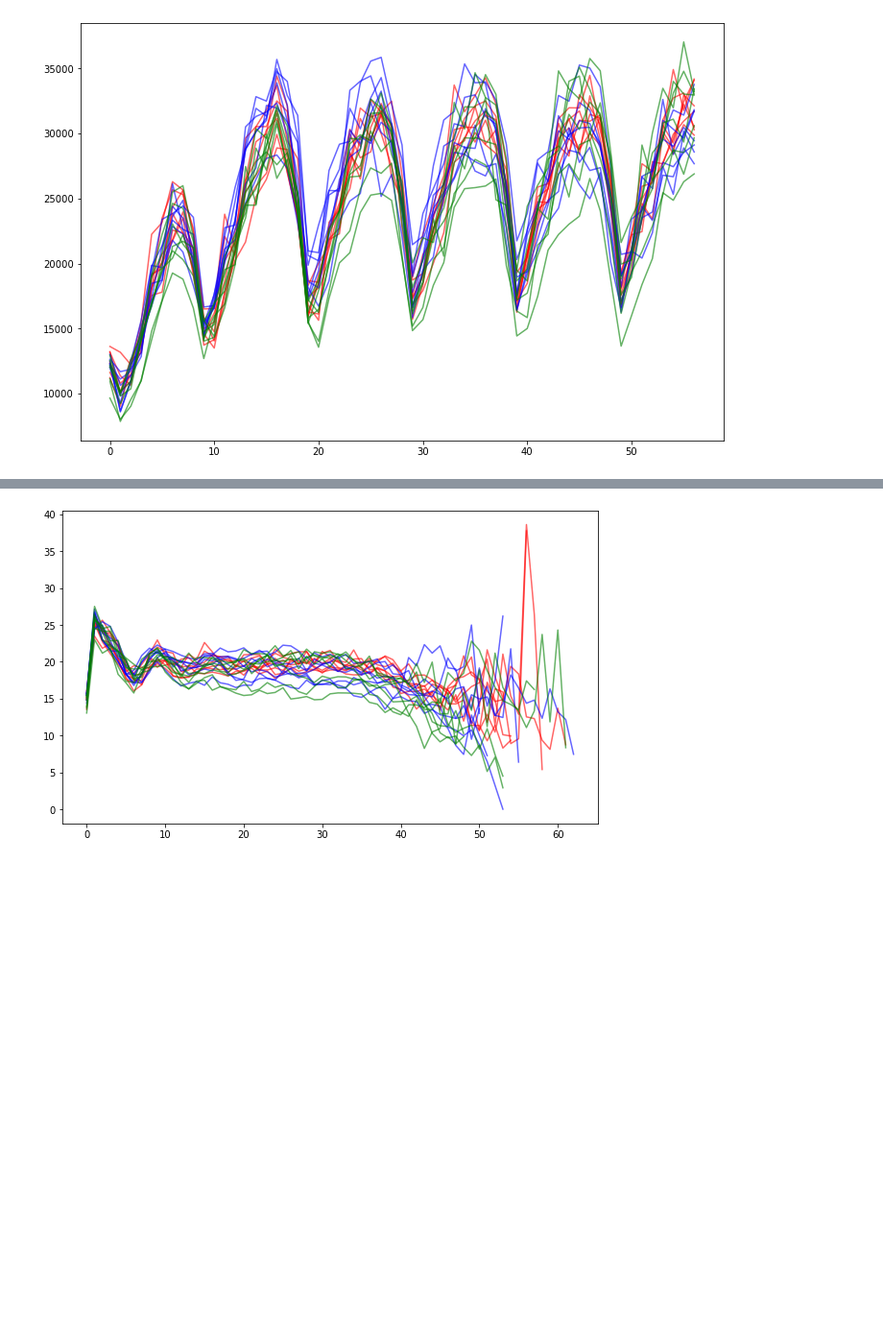
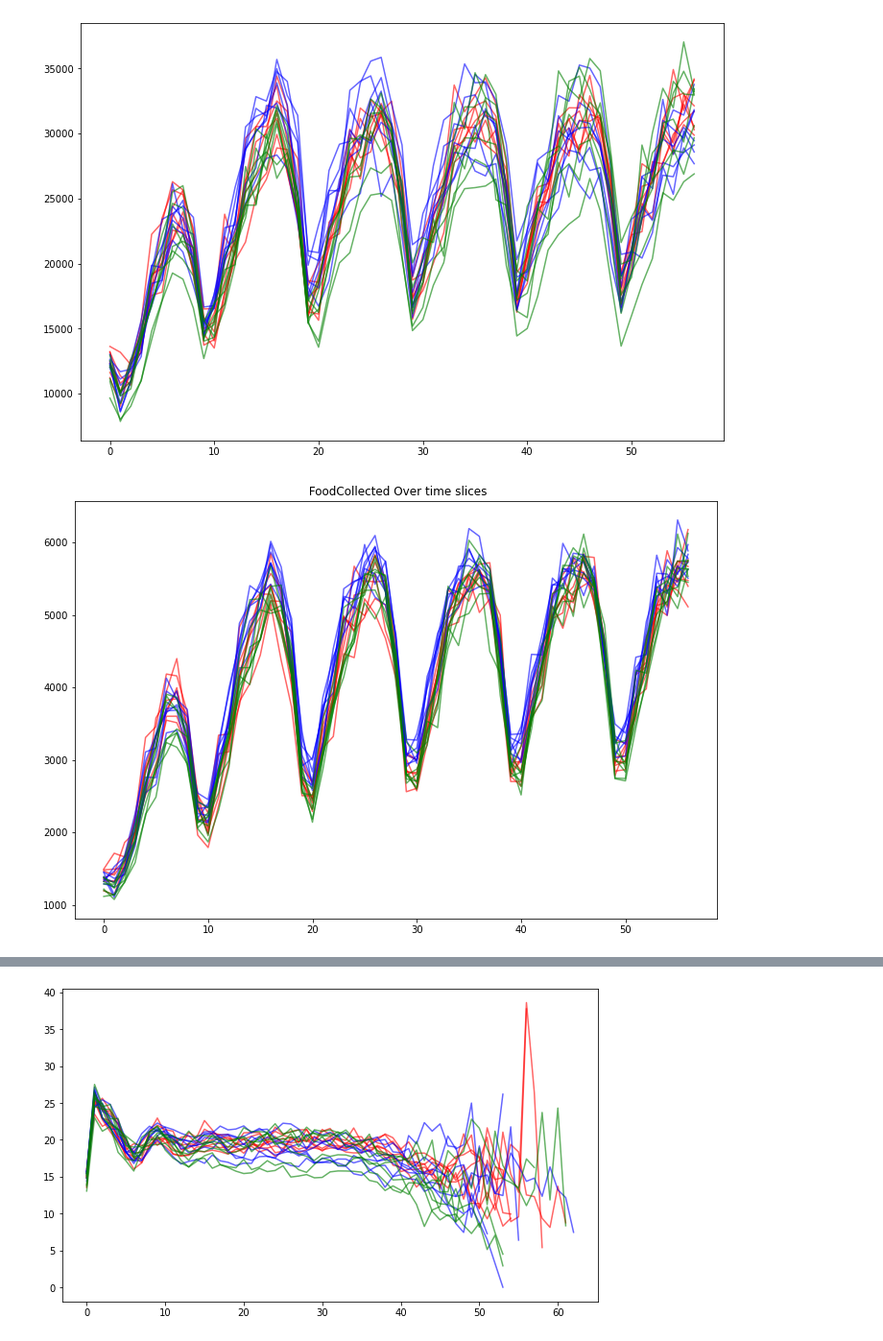
Before and after one commit to TristanSones-Dykes/SEEAnalysis, a Jupyter notebook: DataAnalysis_cls.ipynb, the cells around one changed output, grey strips where cells are left out. Shown at 96% size. Drawn from its saved outputs; the diff is of its cells as text; code cells hidden in the pictures; blank space fills up the shorter version.

```diff
--- a/DataAnalysis_cls.ipynb
+++ b/DataAnalysis_cls.ipynb
@@ -129,3 +131,36 @@ for i in range(len(modes)):
 plt.show()
 # %% [output]
 [figure]
+# %%
+# GENERIC PARAMETER over time (buckets)
+
+def plotParameterOverTimeBuckets(parameter):
+    maxBirth = 180000
+    divisions = 60
+    agentLifeSpan = 9000
+    step = int(maxBirth/divisions)
+
+    fig, ax = plt.subplots(1, 1, figsize=(12, 8))
+    colors = ['r','b','g'] # LOW - HIGH - BUDDY
+    for i in range(len(modes)):
+        avgGivenByMode = []
+        #avgFoodGivenByGen  = []
+
+        for j in range(len(experiments[i])):
+            avgFoodGivenByTimeSlice = []
+            for k in range(0,maxBirth-agentLifeSpan, step):
+                tableSlice = experiments[i][j][(experiments[i][j][" BirthTime"] >= k) & (experiments[i][j][" BirthTime"] < k+step)]
+                foodGiven = tableSlice[parameter].sum()
+                if len(tableSlice)>0:
+                    avgFoodGivenByTimeSlice.append(foodGiven)
+                else:
+                    print("Empty Slice")
+            #avgGivenByMode.append(avgFoodGivenByExperiment)
+            ax.plot(range(0,len(avgFoodGivenByTimeSlice)),avgFoodGivenByTimeSlice,color=colors[i], alpha=0.6)
+
+    plt.title(parameter+ " Over time slices")
+    plt.show()
+# %%
+plotParameterOverTimeBuckets(" FoodCollected")
+# %% [output]
+[figure, added]
```
Also changed, not shown: parts of 6 cells of this notebook, 1 other file.
